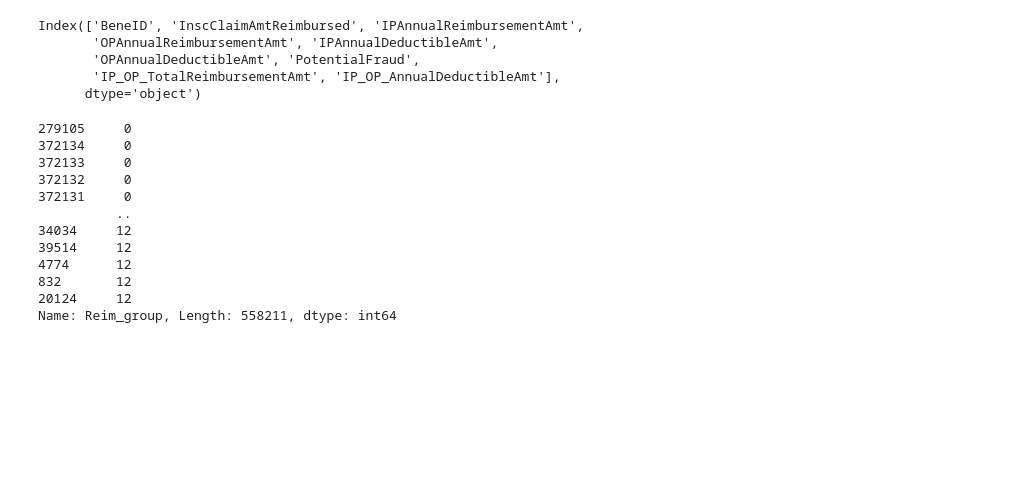
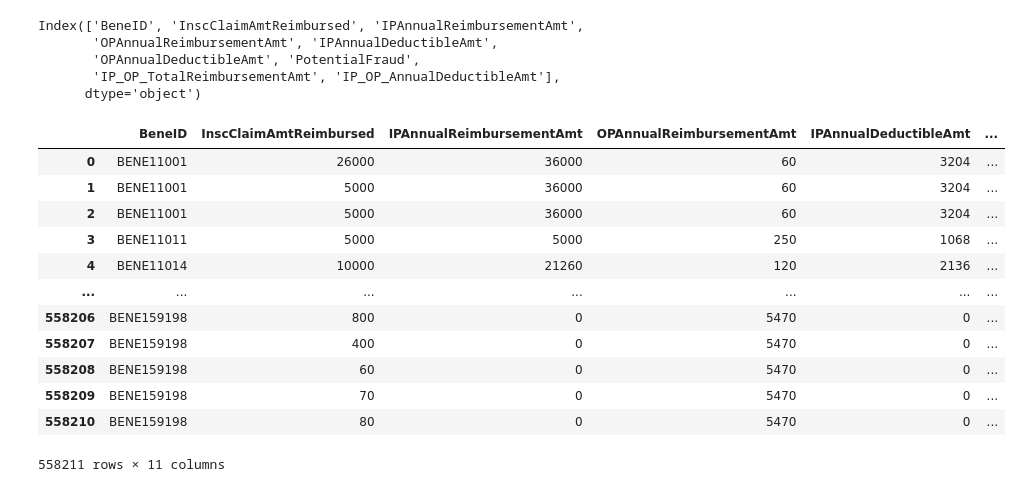
Before and after one commit to wx0373/Medical-fraud, a Jupyter notebook: TotalReim&individual/total&individual.ipynb, the cells around one changed output. Cells and saved outputs as stored; diff of their text form; code cells hidden in the pictures; blank space fills up the shorter version.

```diff
--- a/TotalReim&individual/total&individual.ipynb
+++ b/TotalReim&individual/total&individual.ipynb
@@ -71,18 +71,19 @@ df['Reim_group']=df['InscClaimAmtReimbursed']//10000
 # %%
 df['total_Reim_group']=df['IP_OP_TotalReimbursementAmt']//10000
 # %%
-df['Reim_group'].sort_values()
+df
 # %% [output]
+|  | BeneID | InscClaimAmtReimbursed | IPAnnualReimbursementAmt | OPAnnualReimbursementAmt | IPAnnualDeductibleAmt | ... |
+| 0 | BENE11001 | 26000 | 36000 | 60 | 3204 | ... |
+| 1 | BENE11001 | 5000 | 36000 | 60 | 3204 | ... |
+| 2 | BENE11001 | 5000 | 36000 | 60 | 3204 | ... |
+| 3 | BENE11011 | 5000 | 5000 | 250 | 1068 | ... |
+| 4 | BENE11014 | 10000 | 21260 | 120 | 2136 | ... |
+| ... | ... | ... | ... | ... | ... | ... |
+| 558206 | BENE159198 | 800 | 0 | 5470 | 0 | ... |
+| 558207 | BENE159198 | 400 | 0 | 5470 | 0 | ... |
+| 558208 | BENE159198 | 60 | 0 | 5470 | 0 | ... |
+| 558209 | BENE159198 | 70 | 0 | 5470 | 0 | ... |
+| 558210 | BENE159198 | 80 | 0 | 5470 | 0 | ... |
-279105     0
-372134     0
-372133     0
-372132     0
-372131     0
-          ..
-34034     12
-39514     12
-4774      12
-832       12
-20124     12
-Name: Reim_group, Length: 558211, dtype: int64
+558211 rows × 11 columns
 # %%
```
Also changed, not shown: parts of 3 cells of this notebook.
